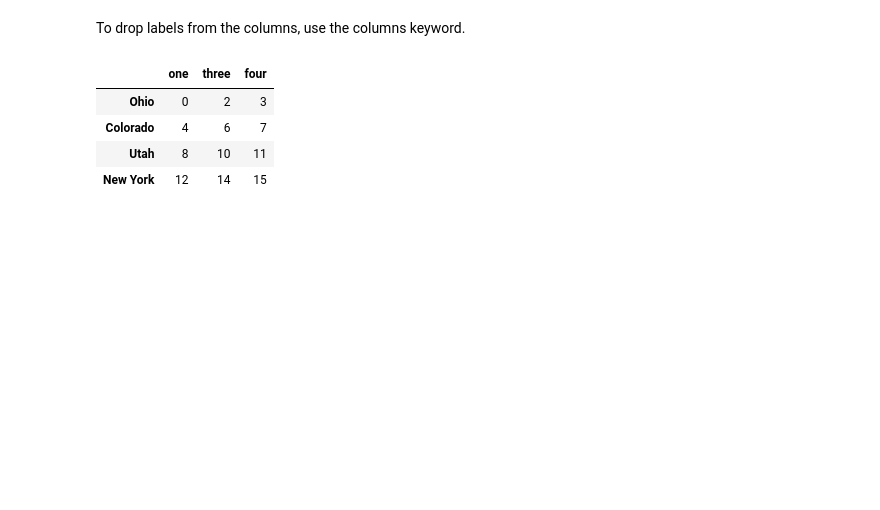
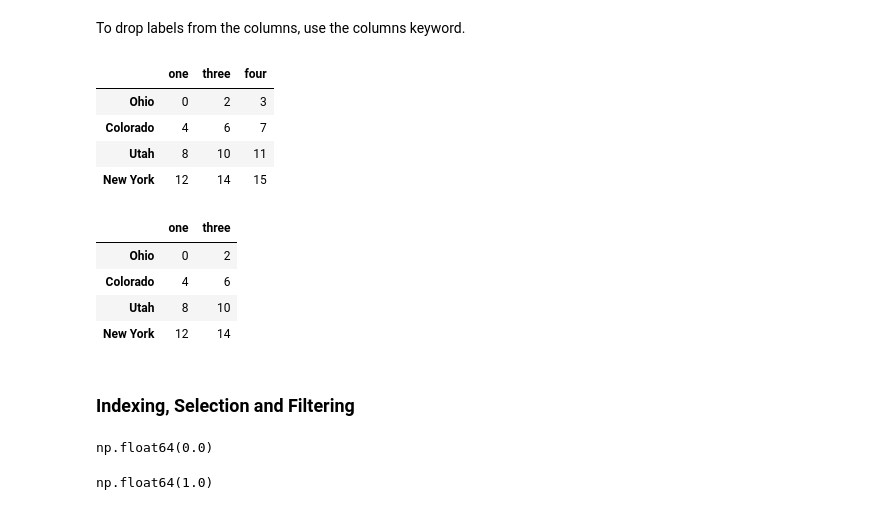
Before and after one commit to Mountain-Biker/pydata-book-practice, a Jupyter notebook: chapter5.ipynb, the cells around one changed output. Saved outputs shown, nothing was run; the diff lists cells and outputs as text; code cells hidden in the pictures; blank space fills up the shorter version.

```diff
--- a/chapter5.ipynb
+++ b/chapter5.ipynb
@@ -528,3 +530,13 @@ data.drop(columns=['two'])
 | Colorado | 4 | 6 | 7 |
 | Utah | 8 | 10 | 11 |
 | New York | 12 | 14 | 15 |
+# %%
+data.drop(['two', 'four'], axis=1)
+# %% [output]
+|  | one | three |
+| Ohio | 0 | 2 |
+| Colorado | 4 | 6 |
+| Utah | 8 | 10 |
+| New York | 12 | 14 |
+# %% [markdown]
+### Indexing, Selection and Filtering
@@ -530,0 +545,10 @@ data.drop(columns=['two'])
+# %%
+obj['a']
+# %% [output]
+np.float64(0.0)
+# %%
+# Not a good way to use integer position to access a value in Series
+# Should use obj.iloc[] instead
+obj[1]
+# %% [output]
+np.float64(1.0)
```
Also changed, not shown: parts of 21 cells of this notebook.
